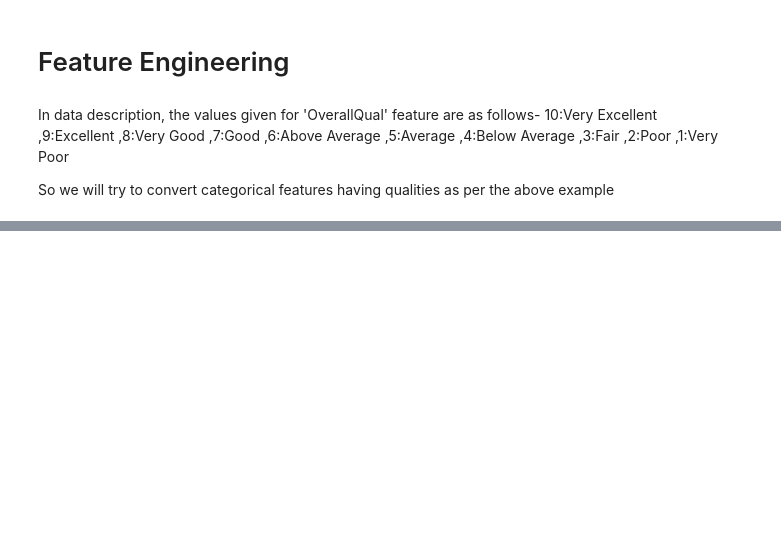
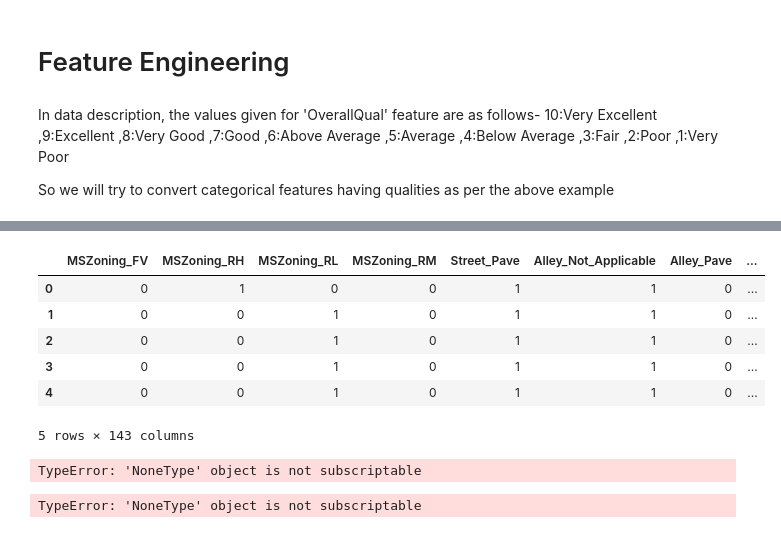
Before and after one commit to ParisRohan/Kaggle_DataScience_Projects, a Jupyter notebook: kaggle-house-price-prediction.ipynb, the cells around one changed output, grey strips where cells are left out. Cells and saved outputs as stored; diff of their text form; code cells hidden in the pictures; blank space fills up the shorter version.

Commit message:
Kaggle Notebook | Kaggle House Price Prediction | Version 7

```diff
--- a/kaggle-house-price-prediction.ipynb
+++ b/kaggle-house-price-prediction.ipynb
@@ -319,0 +401,2 @@ So we will try to convert categorical features having qualities as per the above
+# %%
+df_merge_clean['BsmtCond'] = df_merge_clean['BsmtCond'].map({"Not_Applicable":0,"Po":2,"Fa":3,"TA":5,"Gd":7,"Ex":9}).astype('int')
@@ -319,0 +413,7 @@ So we will try to convert categorical features having qualities as per the above
+# %%
+df_merge_clean['GarageCond'] = df_merge_clean['GarageCond'].map({"Not_Applicable":0,"Po":2,"Fa":3,"TA":5,"Gd":7,"Ex":9}).astype('int')
+# %%
+# Select categorical columns with relatively low cardinality
+categorical_cols = [cname for cname in df_merge_clean.columns if
+                    df_merge_clean[cname].nunique() < 10 and
+                    df_merge_clean[cname].dtype == "object"]
@@ -319,0 +435,12 @@ So we will try to convert categorical features having qualities as per the above
+# %%
+df_merge_clean_dummies = pd.get_dummies(df_merge_clean[categorical_cols],drop_first=True)
+# %%
+df_merge_clean_dummies.head()
+# %% [output]
+|  | MSZoning_FV | MSZoning_RH | MSZoning_RL | MSZoning_RM | Street_Pave | Alley_Not_Applicable | Alley_Pave | ... |
+| 0 | 0 | 1 | 0 | 0 | 1 | 1 | 0 | ... |
+| 1 | 0 | 0 | 1 | 0 | 1 | 1 | 0 | ... |
+| 2 | 0 | 0 | 1 | 0 | 1 | 1 | 0 | ... |
+| 3 | 0 | 0 | 1 | 0 | 1 | 1 | 0 | ... |
+| 4 | 0 | 0 | 1 | 0 | 1 | 1 | 0 | ... |
+5 rows × 143 columns
@@ -319,0 +451,9 @@ So we will try to convert categorical features having qualities as per the above
+# %%
+df_merge_clean2 = pd.concat([df_merge_clean2,df_merge_clean['SalePrice']],axis=1)
+# %% [output]
+TypeError: 'NoneType' object is not subscriptable
+# %%
+Target_feature = pd.DataFrame(df_merge_clean['SalePrice'])
+type(Target_feature)
+# %% [output]
+TypeError: 'NoneType' object is not subscriptable
```
Also changed, not shown: parts of 23 cells of this notebook.
